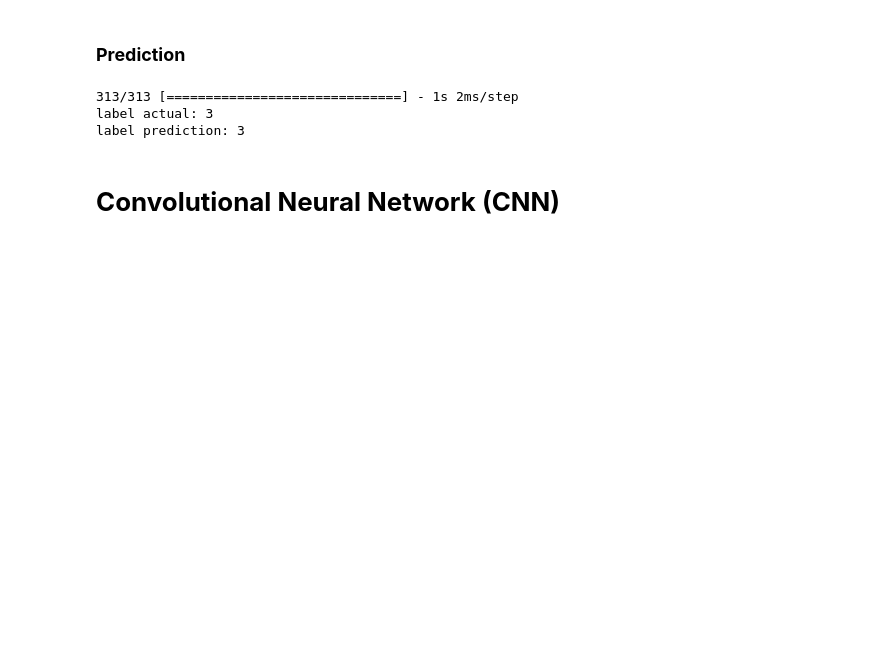
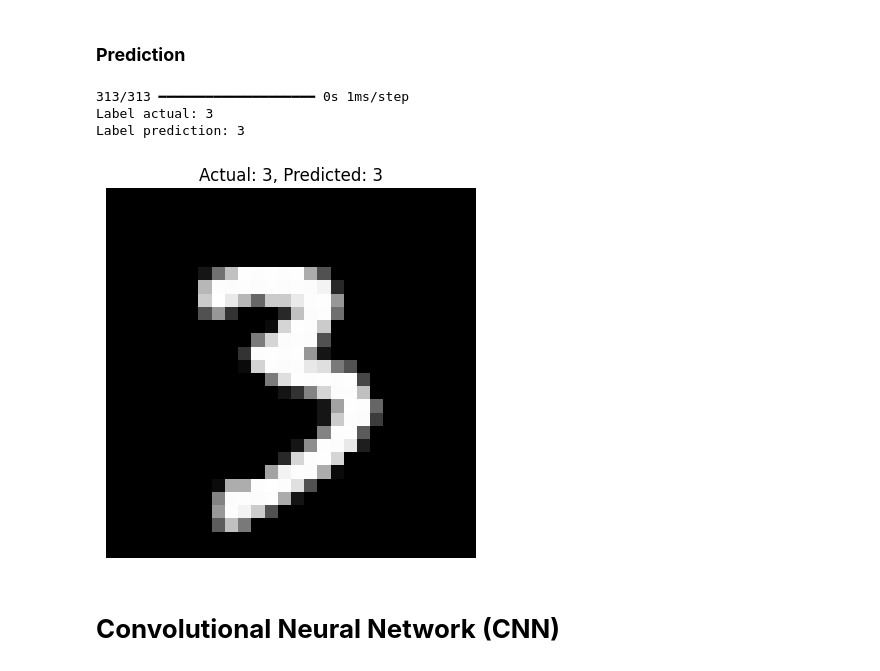
Before and after one commit to HaikalSyafie/Portofolio, a Jupyter notebook: MNIST/DeepLearning.ipynb, the cells around one changed output. Cells and saved outputs as stored; diff of their text form; code cells hidden in the pictures; blank space fills up the shorter version.

```diff
--- a/MNIST/DeepLearning.ipynb
+++ b/MNIST/DeepLearning.ipynb
@@ -334,16 +355,24 @@ plt.show()  # Menampilkan plot
 # %% [markdown]
 ### **Prediction**
-# %%
-# Membuat prediksi pada data testing
-pred = model_simpan.predict(X_test)
-
-# Menampilkan label aktual dan prediksi untuk sampel ke-30
-print('label actual:', np.argmax(y_test[30]))
-print('label prediction:', np.argmax(pred[30]))
-# %% [output]
-313/313 [==============================] - 1s 2ms/step
-label actual: 3
-label prediction: 3
+# %%
+import matplotlib.pyplot as plt
+import numpy as np
+
+# Prediksi
+pred = model_simpan.predict(X_test_mnist)
+
+print('Label actual:', np.argmax(y_test_mnist[30]))
+print('Label prediction:', np.argmax(pred[30]))
+
+plt.imshow(X_test_mnist[30], cmap='gray')
+plt.title(f"Actual: {np.argmax(y_test_mnist[30])}, Predicted: {np.argmax(pred[30])}")
+plt.axis('off')
+plt.show()
+# %% [output]
+313/313 ━━━━━━━━━━━━━━━━━━━━ 0s 1ms/step
+Label actual: 3
+Label prediction: 3
+[figure, added]
 # %% [markdown]
 # **Convolutional Neural Network (CNN)**
 # %% [markdown]
```
Also changed, not shown: parts of 38 cells of this notebook, 4 other files.
